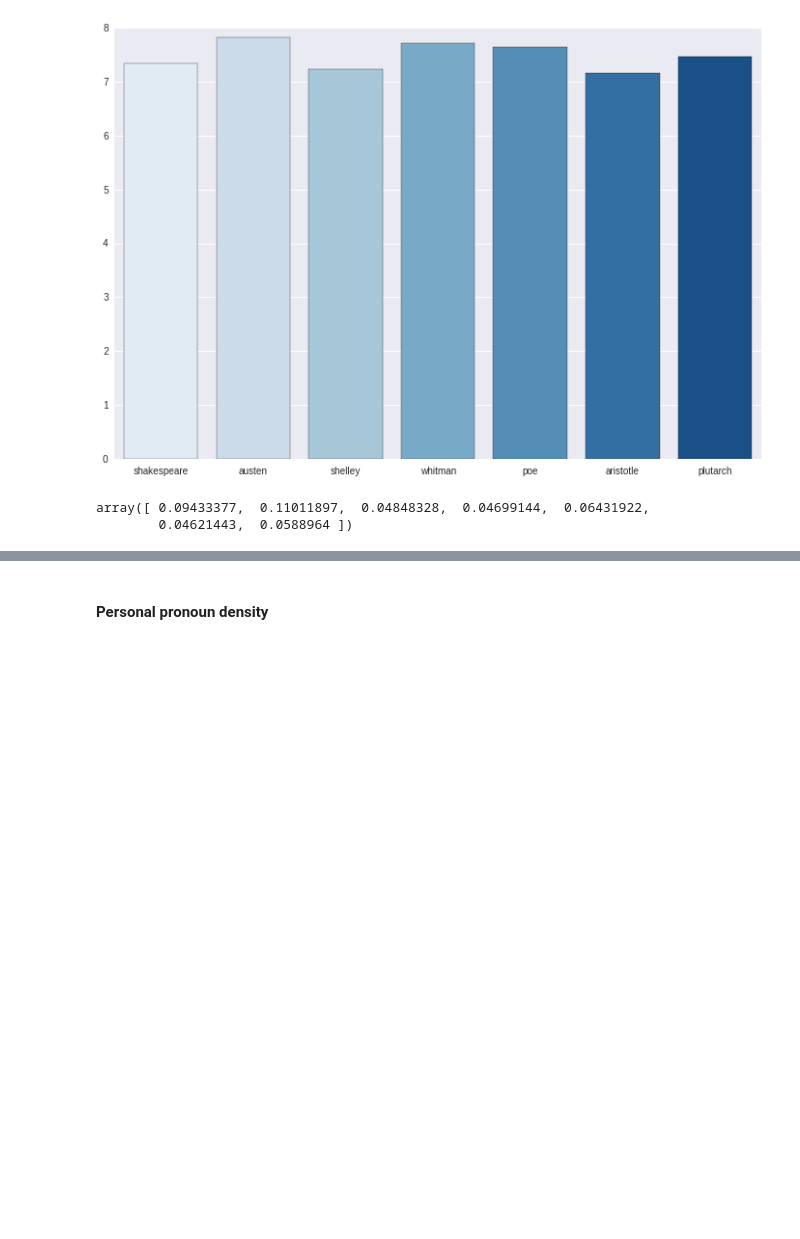
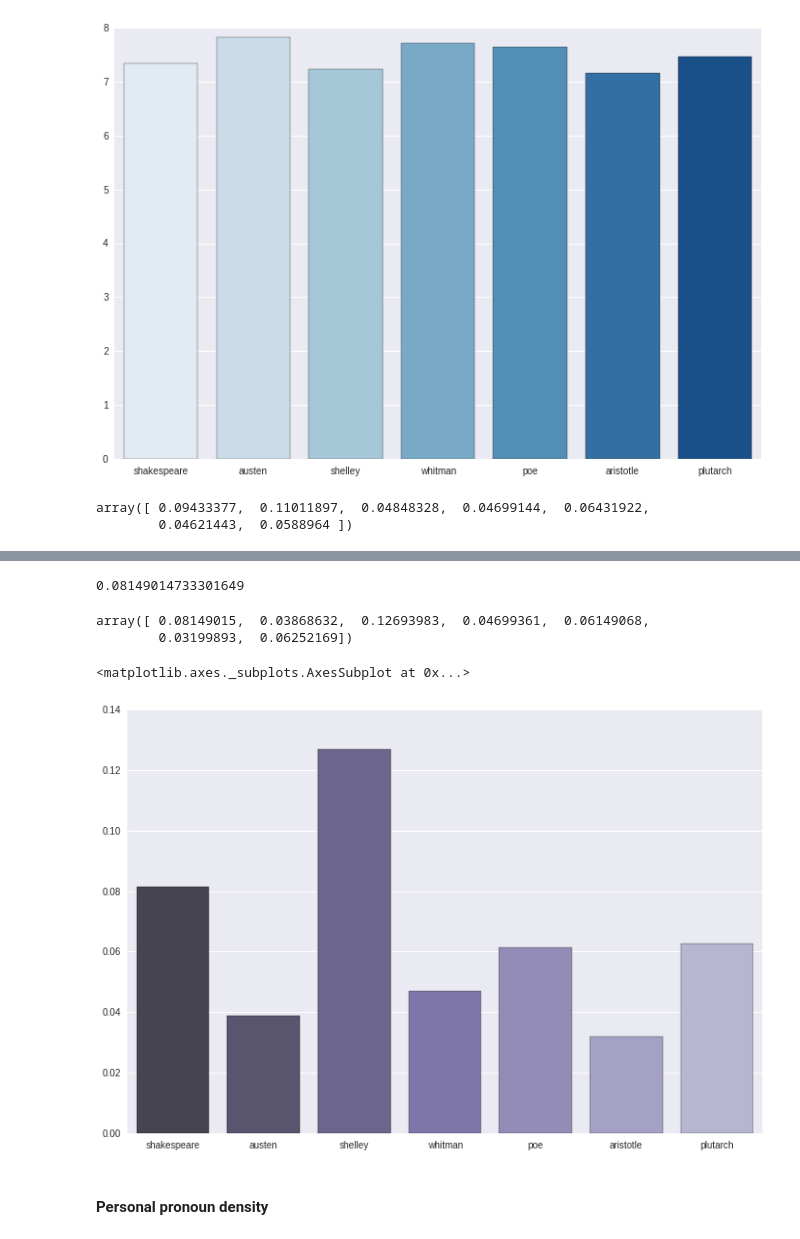
Before and after one commit to matthewmacleod/mkm_notebooks, a Jupyter notebook: mkm_nlp_notes.ipynb, the cells around one changed output, grey strips where cells are left out. Saved outputs shown, nothing was run; the diff lists cells and outputs as text; code cells hidden in the pictures; blank space fills up the shorter version.

```diff
--- a/mkm_nlp_notes.ipynb
+++ b/mkm_nlp_notes.ipynb
@@ -724,3 +735,19 @@ array([ 0.09433377,  0.11011897,  0.04848328,  0.04699144,  0.06431922,
+# %%
+s = nlp.anagram_vocab_density(shakespeare_tokens)
+s
+# %% [output]
+0.08149014733301649
+# %%
+anagram_density = np.array([nlp.anagram_vocab_density(i[1]) for i in bard_tokens])
+anagram_density
+# %% [output]
+array([ 0.08149015,  0.03868632,  0.12693983,  0.04699361,  0.06149068,
+        0.03199893,  0.06252169])
+# %%
+sns.barplot(bards, anagram_density, palette='Purples_d')
+# %% [output]
+<matplotlib.axes._subplots.AxesSubplot at 0x...>
+[figure, added]
 # %% [markdown]
 #### Personal pronoun density
 # %%
```
Also changed, not shown: parts of 5 cells of this notebook.
